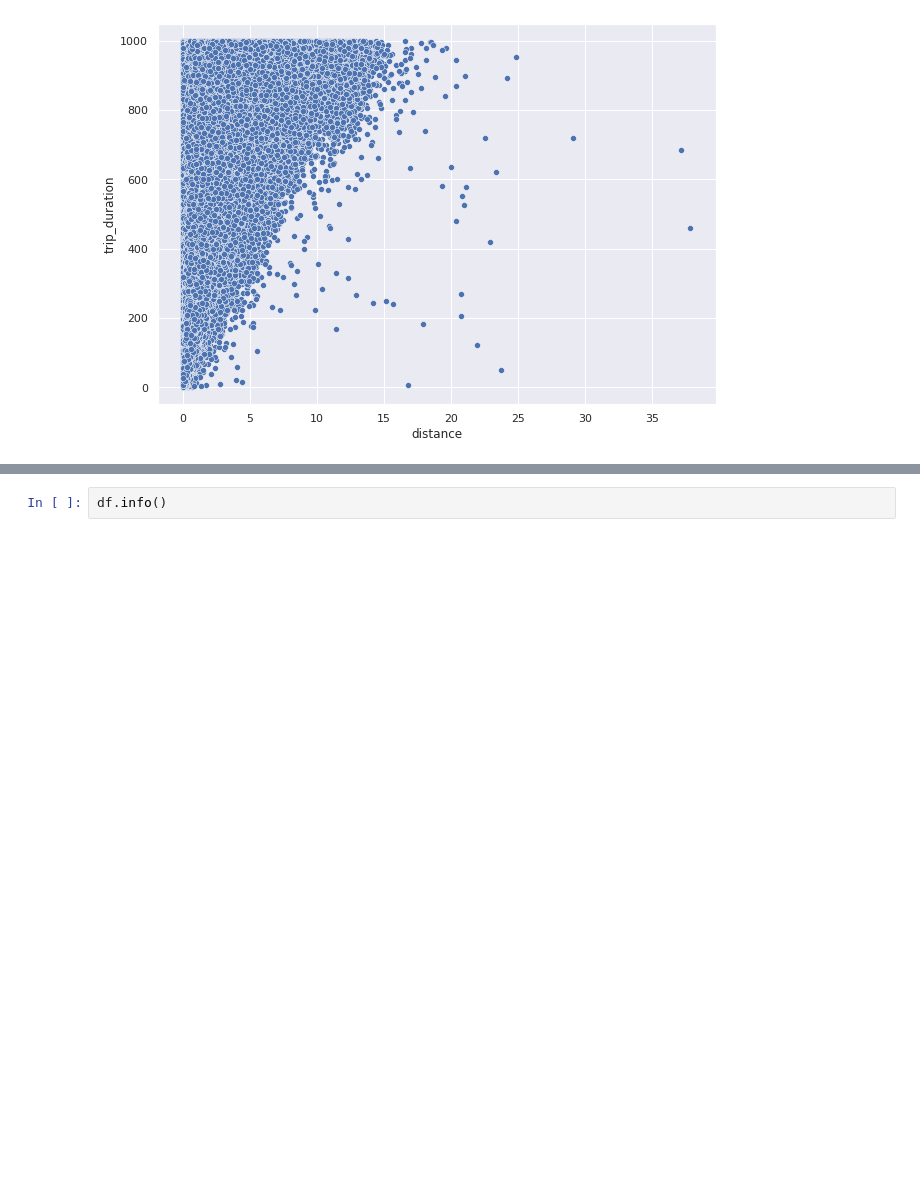
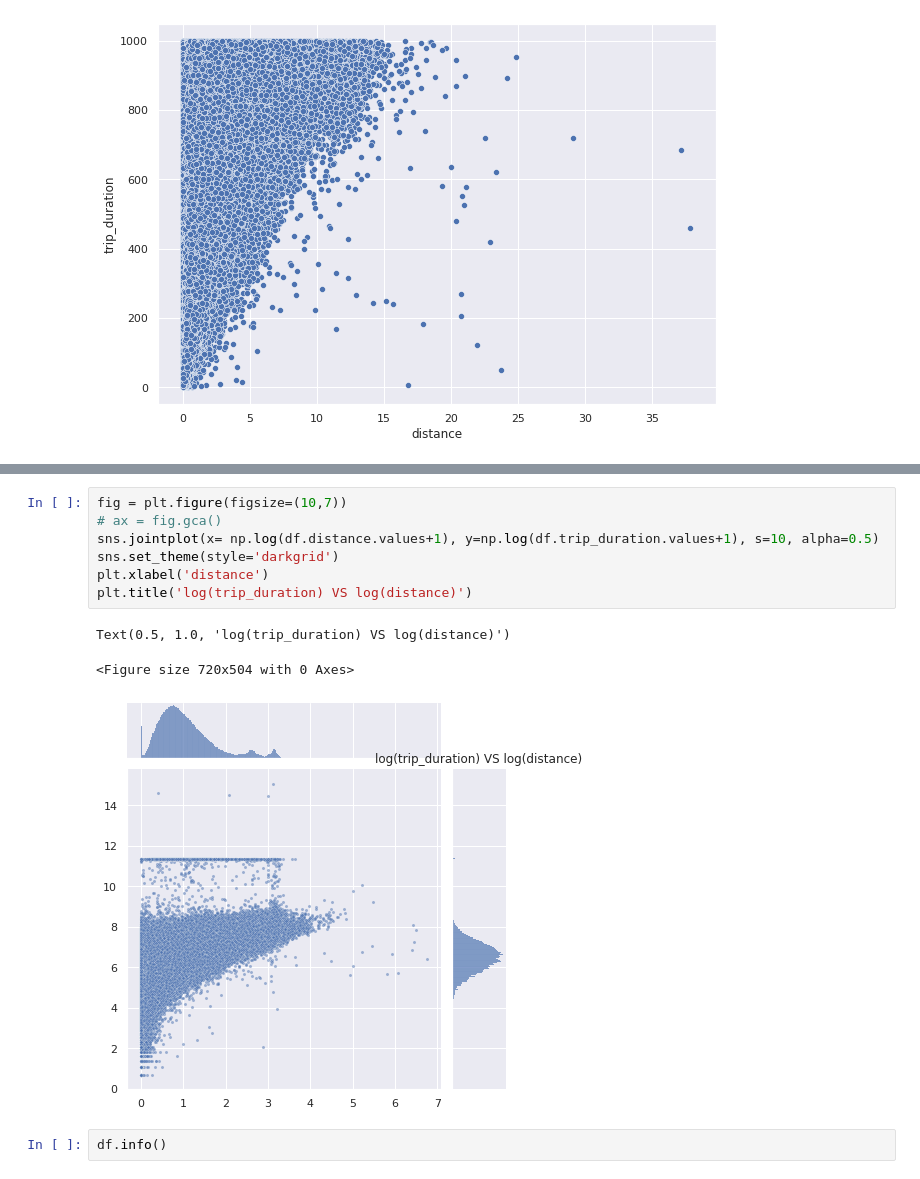
Before and after one commit to HariTarz/NYC-Taxi-Trip-Time-Prediction, a Jupyter notebook: NYC_Taxi_Trip_Time_Prediction_Capstone_Project.ipynb, the cells around one changed output, grey strips where cells are left out. Cells and saved outputs as stored; diff of their text form; blank space fills up the shorter version.

```diff
--- a/NYC_Taxi_Trip_Time_Prediction_Capstone_Project.ipynb
+++ b/NYC_Taxi_Trip_Time_Prediction_Capstone_Project.ipynb
@@ -383,3 +402,14 @@ Text(0.5, 0, 'distance')
+# %%
+fig = plt.figure(figsize=(10,7))
+# ax = fig.gca()
+sns.jointplot(x= np.log(df.distance.values+1), y=np.log(df.trip_duration.values+1), s=10, alpha=0.5)
+sns.set_theme(style='darkgrid')
+plt.xlabel('distance')
+plt.title('log(trip_duration) VS log(distance)')
+# %% [output]
+Text(0.5, 1.0, 'log(trip_duration) VS log(distance)')
+<Figure size 720x504 with 0 Axes>
+[figure, added]
 # %%
 df.info()
 # %% [output]
```
Also changed, not shown: parts of 11 cells of this notebook.
